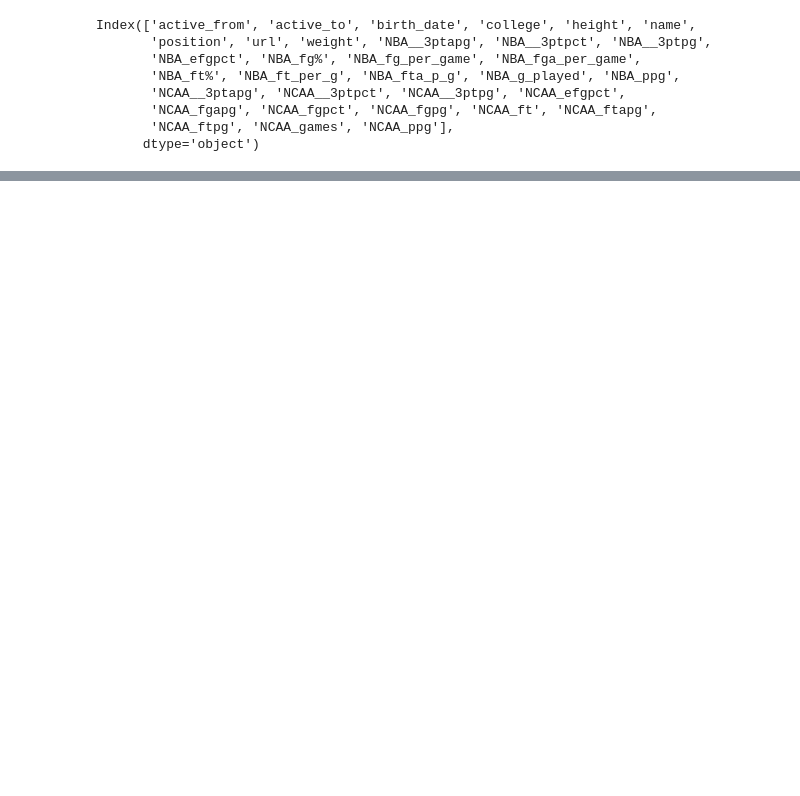
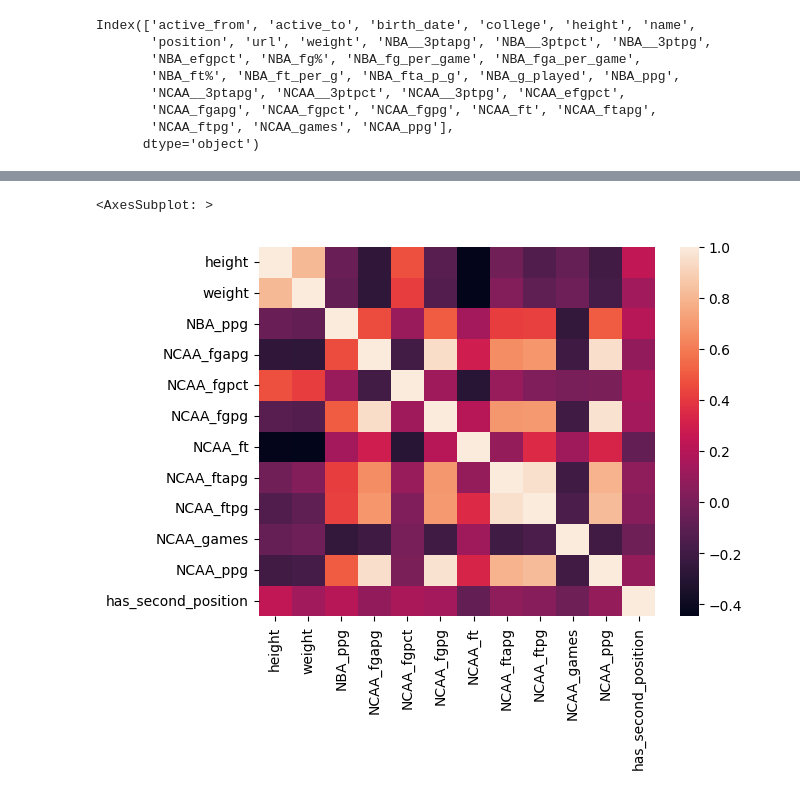
Before and after one commit to kleberporto/nba-rookie, a Jupyter notebook: notebooks/eda.ipynb, the cells around one changed output, grey strips where cells are left out. Saved outputs shown, nothing was run; the diff lists cells and outputs as text; code cells hidden in the pictures; blank space fills up the shorter version.

```diff
--- a/notebooks/eda.ipynb
+++ b/notebooks/eda.ipynb
@@ -80,0 +115,2 @@ preprocessed_df = preprocessor.transform(raw_df)
+# %%
+df = pd.read_csv("../data/preprocessed/players.csv", index_col=0)
@@ -80,0 +156,2 @@ preprocessed_df = preprocessor.transform(raw_df)
+# %%
+df = df.dropna()
@@ -80,0 +181,5 @@ preprocessed_df = preprocessor.transform(raw_df)
+# %%
+sns.heatmap(df.corr(numeric_only=True))
+# %% [output]
+<AxesSubplot: >
+[figure, added]
```
Also changed, not shown: parts of 53 cells of this notebook, 1 other file.
